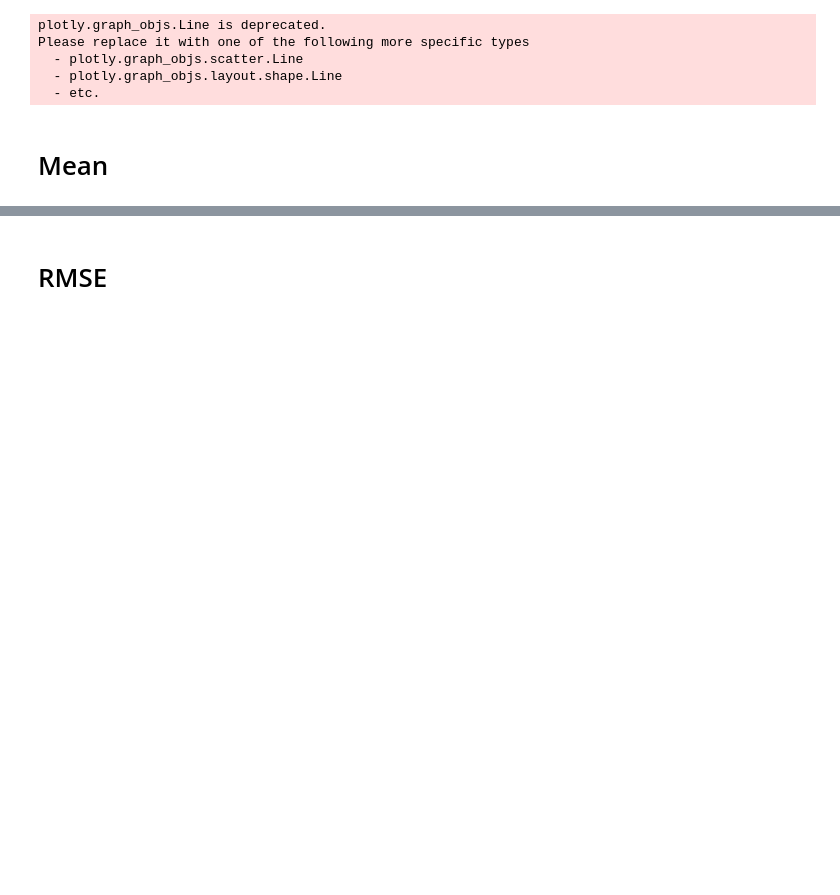
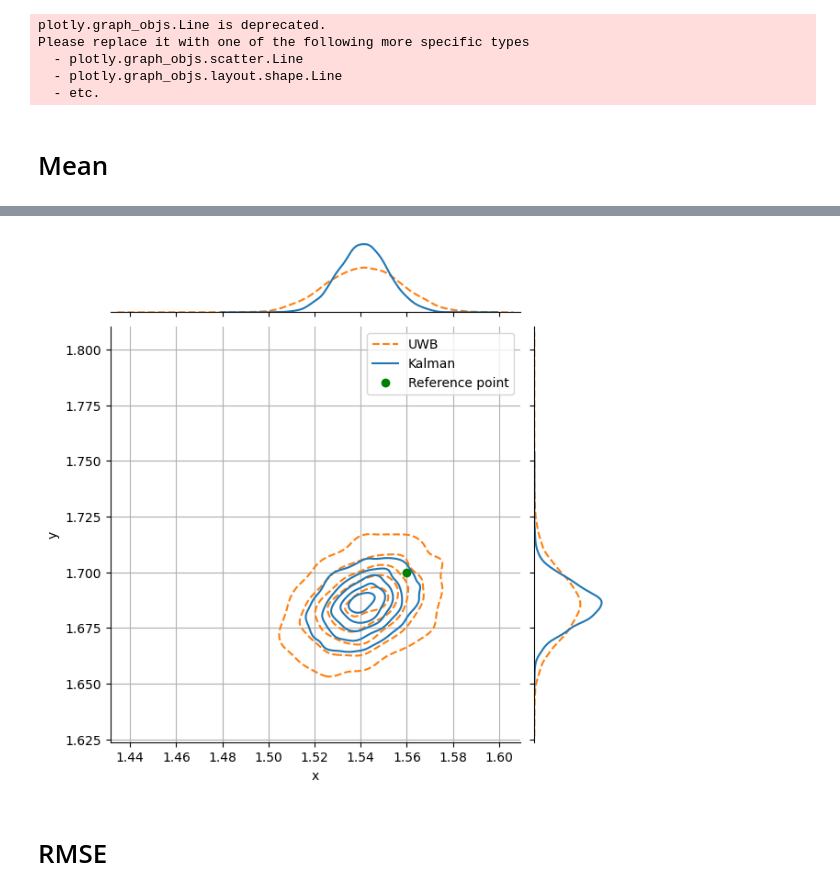
Before and after one commit to piotrs112/uwb-rs, a Jupyter notebook: data-processing/mlat_many_samples.ipynb, the cells around one changed output, grey strips where cells are left out. Saved outputs shown, nothing was run; the diff lists cells and outputs as text; code cells hidden in the pictures; blank space fills up the shorter version.

```diff
--- a/data-processing/mlat_many_samples.ipynb
+++ b/data-processing/mlat_many_samples.ipynb
@@ -10,6 +12,10 @@ samples_dir = Path("data/movement_manual_1/")
 # These can be overridden by environment.json
 MOVEMENT=False
 REF_POINT="P1"
+# %%
+dpi = 600
+width_inches = 6
+height_inches = width_inches * 3/4
 # %%
 # Try to get test environment conditions from JSON
 import json
@@ -389,3 +386,83 @@ plt.show()
+# %%
+g = sns.JointGrid()
+# Main plot
+sns.kdeplot(
+        data=x_y_comparison_df[x_y_comparison_df["name"] == "UWB"],
+        x="x",
+        y="y",
+        levels=[0.1, 0.3, 0.5, 0.7, 0.9],
+        linestyles="dashed",
+        label="UWB",
+        ax=g.ax_joint,
+        color="tab:orange",
+    )
+sns.kdeplot(
+        data=x_y_comparison_df[x_y_comparison_df["name"] == "Kalman"],
+        y="y",
+        x="x",
+        levels=[0.1, 0.3, 0.5, 0.7, 0.9],
+        color="tab:blue",
+        label="Kalman",
+        ax=g.ax_joint
+    )
+g.ax_joint.plot(TAG[REF_POINT][0] / 1000, TAG[REF_POINT][1] / 1000, "go")
+
+# Top marginal (x)
+sns.kdeplot(
+        data=x_y_comparison_df[x_y_comparison_df["name"] == "UWB"],
+        x="x",
+        levels=[0.1, 0.3, 0.5, 0.7, 0.9],
+        linestyle="dashed",
+        label="UWB",
+        color="tab:orange",
+        ax=g.ax_marg_x
+    )
+sns.kdeplot(
+        data=x_y_comparison_df[x_y_comparison_df["name"] == "Kalman"],
+        x="x",
+        levels=[0.1, 0.3, 0.5, 0.7, 0.9],
+        color="tab:blue",
+        label="Kalman",
+        ax=g.ax_marg_x
+    )
+
+# Right marginal (y)
+sns.kdeplot(
+        data=x_y_comparison_df[x_y_comparison_df["name"] == "UWB"],
+        y="y",
+        levels=[0.1, 0.3, 0.5, 0.7, 0.9],
+        linestyle="dashed",
+        label="UWB",
+        color="tab:orange",
+        ax=g.ax_marg_y
+    )
+sns.kdeplot(
+        data=x_y_comparison_df[x_y_comparison_df["name"] == "Kalman"],
+        y="y",
+        levels=[0.1, 0.3, 0.5, 0.7, 0.9],
+        label="Kalman",
+        color="tab:blue",
+        ax=g.ax_marg_y
+    )
+
+custom_legend_handles = [plt.Line2D([], [], linestyle='--', color='tab:orange', label='UWB'),
+                         plt.Line2D([], [], linestyle='-', color='tab:blue', label='Kalman'),
+                         plt.Line2D([], [], linestyle='None', marker="o", color="g", label="Reference point")]
+custom_legend_labels = [handle.get_label() for handle in custom_legend_handles]
+
+# Add the custom legend to the plot
+g.ax_joint.legend(handles=custom_legend_handles, labels=custom_legend_labels, loc='upper right')
+# g.ax_joint.legend()
+# ax = plt.gca()
+plt.xlabel("x [m]")
+plt.ylabel("y [m]")
+# ax.get_legend().set_title("")
+g.ax_joint.grid()
+plt.gcf().set_size_inches(width_inches, width_inches)
+plt.savefig(f"plots_output/kde_{str(samples_dir).replace('/', '_')}_{REF_POINT}.png", dpi=dpi, bbox_inches='tight')
+plt.show()
+# %% [output]
+[figure, added]
 # %% [markdown]
 # RMSE
 # %%
```
Also changed, not shown: parts of 16 cells of this notebook, 1 other file.
